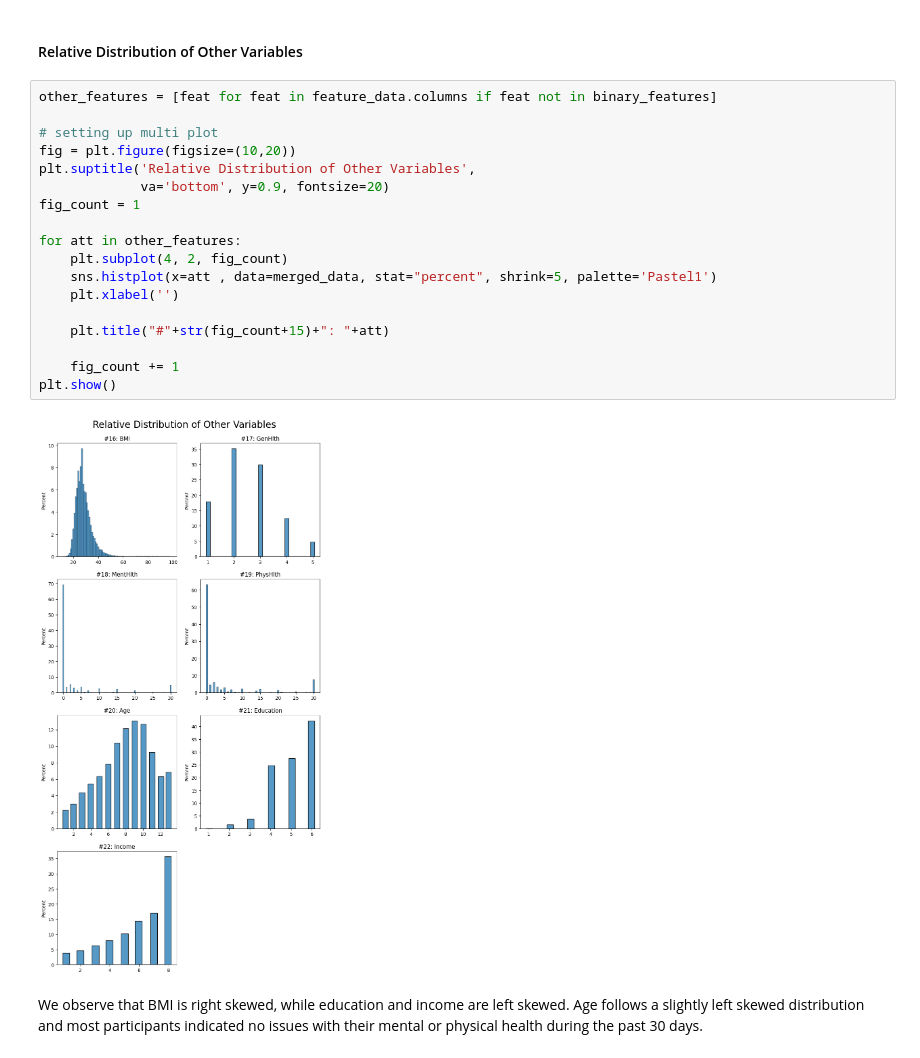
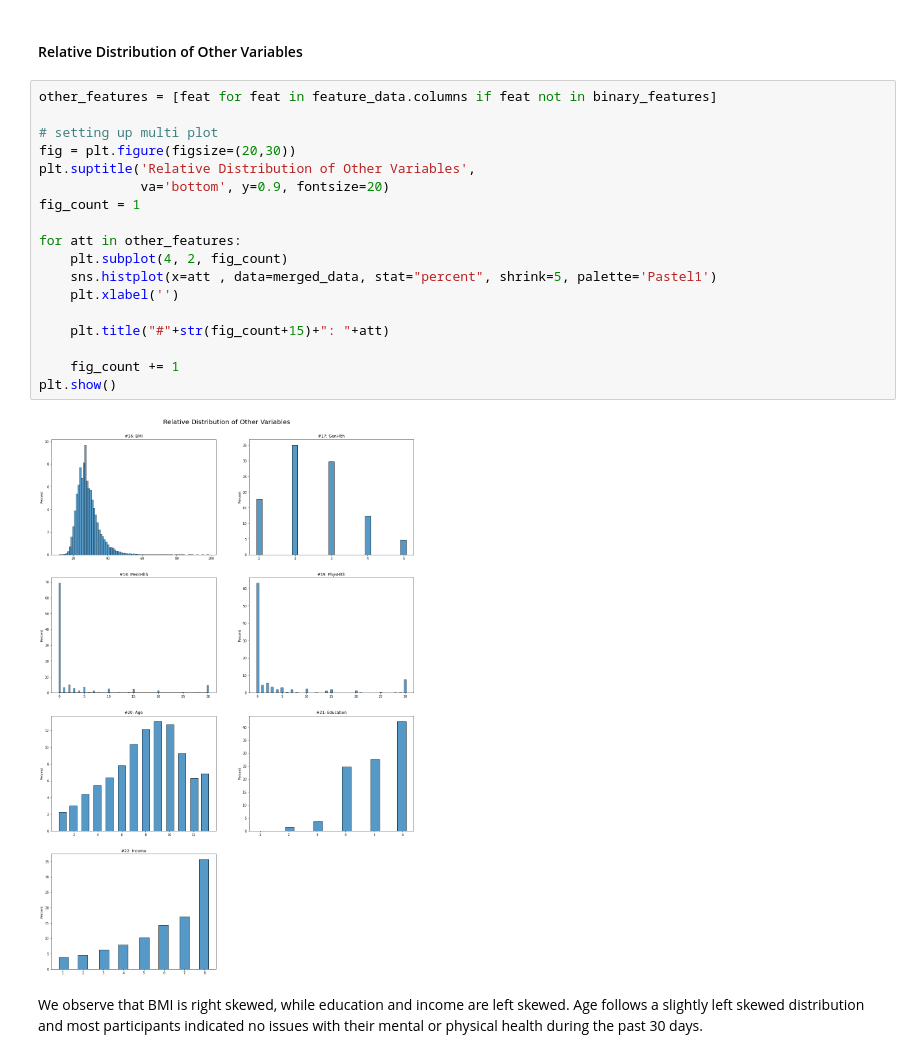
Before and after one commit to arianarosario/DFA-project, a Jupyter notebook: deliverable.ipynb, the cells around one changed output. Cells and saved outputs as stored; diff of their text form.

```diff
--- a/deliverable.ipynb
+++ b/deliverable.ipynb
@@ -313,23 +343,23 @@ We observe that there tends to be a large difference in responses for most binar
 # %%
 other_features = [feat for feat in feature_data.columns if feat not in binary_features]
 
 # setting up multi plot
-fig = plt.figure(figsize=(10,20))
+fig = plt.figure(figsize=(20,30))
 plt.suptitle('Relative Distribution of Other Variables',
              va='bottom', y=0.9, fontsize=20)
 fig_count = 1
 
 for att in other_features:
     plt.subplot(4, 2, fig_count)
     sns.histplot(x=att , data=merged_data, stat="percent", shrink=5, palette='Pastel1')
     plt.xlabel('')
 
     plt.title("#"+str(fig_count+15)+": "+att)
 
     fig_count += 1
 plt.show()
 # %% [output]
-[figure, old version]
+[figure, new version]
 # %% [markdown]
 We observe that BMI is right skewed, while education and income are left skewed. Age follows a slightly left skewed distribution and most participants indicated no issues with their mental or physical health during the past 30 days.
 # %% [markdown]
```
Also changed, not shown: parts of 53 cells of this notebook, 3 other files.
